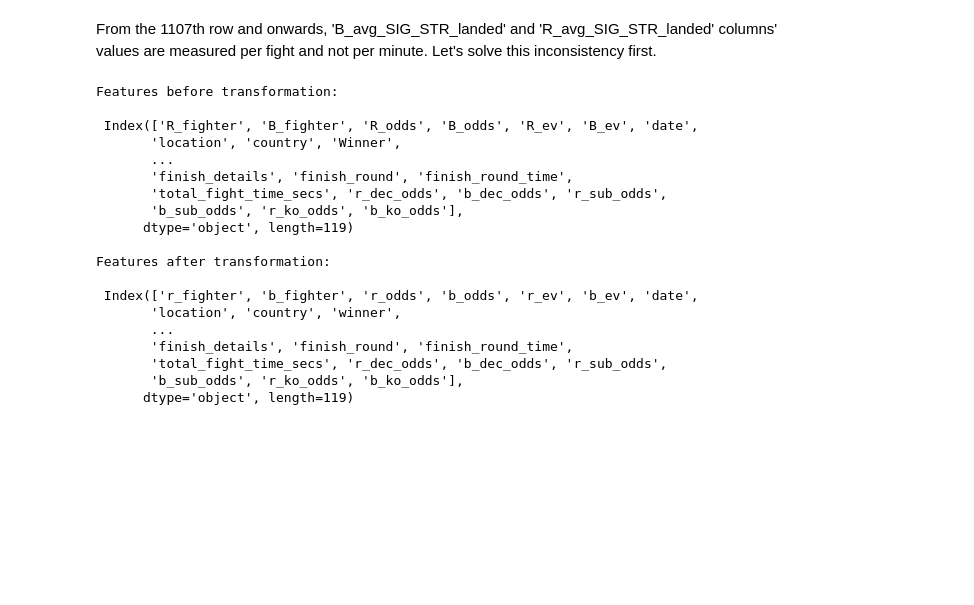
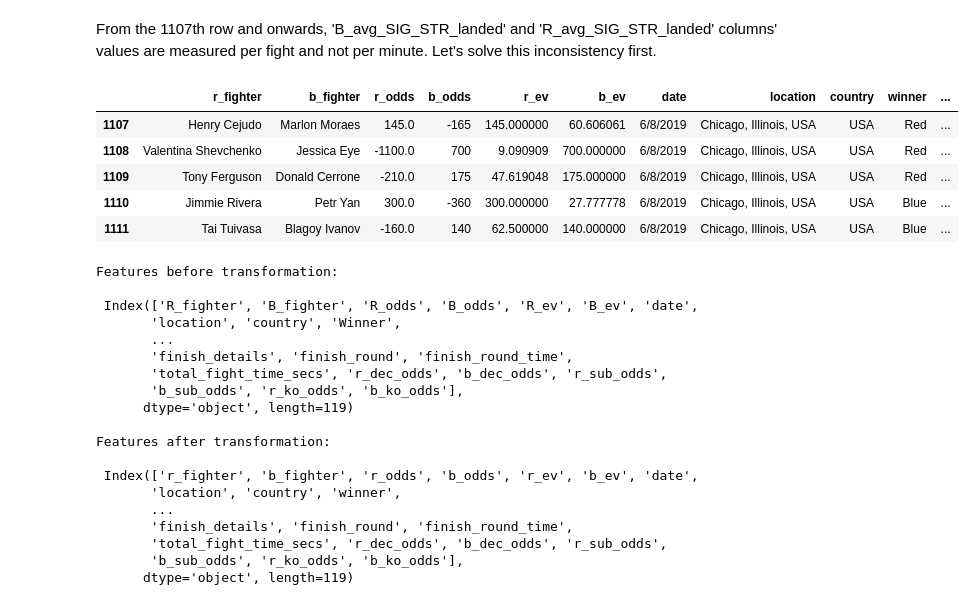
Before and after one commit to kamalzada/Python-codes, a Jupyter notebook: git_repository/UFC_Feb-Mar_preds.py-checkpoint.ipynb, the cells around one changed output. Cells and saved outputs as stored; diff of their text form; code cells hidden in the pictures; blank space fills up the shorter version.

```diff
--- a/git_repository/UFC_Feb-Mar_preds.py-checkpoint.ipynb
+++ b/git_repository/UFC_Feb-Mar_preds.py-checkpoint.ipynb
@@ -73,3 +75,12 @@ From the 1107th row and onwards, 'B_avg_SIG_STR_landed' and 'R_avg_SIG_STR_lande
+# %%
+df.iloc[1107:, :].head()
+# %% [output]
+|  | r_fighter | b_fighter | r_odds | b_odds | r_ev | b_ev | date | location | country | winner | ... |
+| 1107 | Henry Cejudo | Marlon Moraes | 145.0 | -165 | 145.000000 | 60.606061 | 6/8/2019 | Chicago, Illinois, USA | USA | Red | ... |
+| 1108 | Valentina Shevchenko | Jessica Eye | -1100.0 | 700 | 9.090909 | 700.000000 | 6/8/2019 | Chicago, Illinois, USA | USA | Red | ... |
+| 1109 | Tony Ferguson | Donald Cerrone | -210.0 | 175 | 47.619048 | 175.000000 | 6/8/2019 | Chicago, Illinois, USA | USA | Red | ... |
+| 1110 | Jimmie Rivera | Petr Yan | 300.0 | -360 | 300.000000 | 27.777778 | 6/8/2019 | Chicago, Illinois, USA | USA | Blue | ... |
+| 1111 | Tai Tuivasa | Blagoy Ivanov | -160.0 | 140 | 62.500000 | 140.000000 | 6/8/2019 | Chicago, Illinois, USA | USA | Blue | ... |
 # %%
 id_ = df[(df['R_fighter']=='Henry Cejudo') &
 (df['B_fighter']=='Marlon Moraes')].index.values.astype(int)[0]
```
Also changed, not shown: parts of 27 cells of this notebook.
